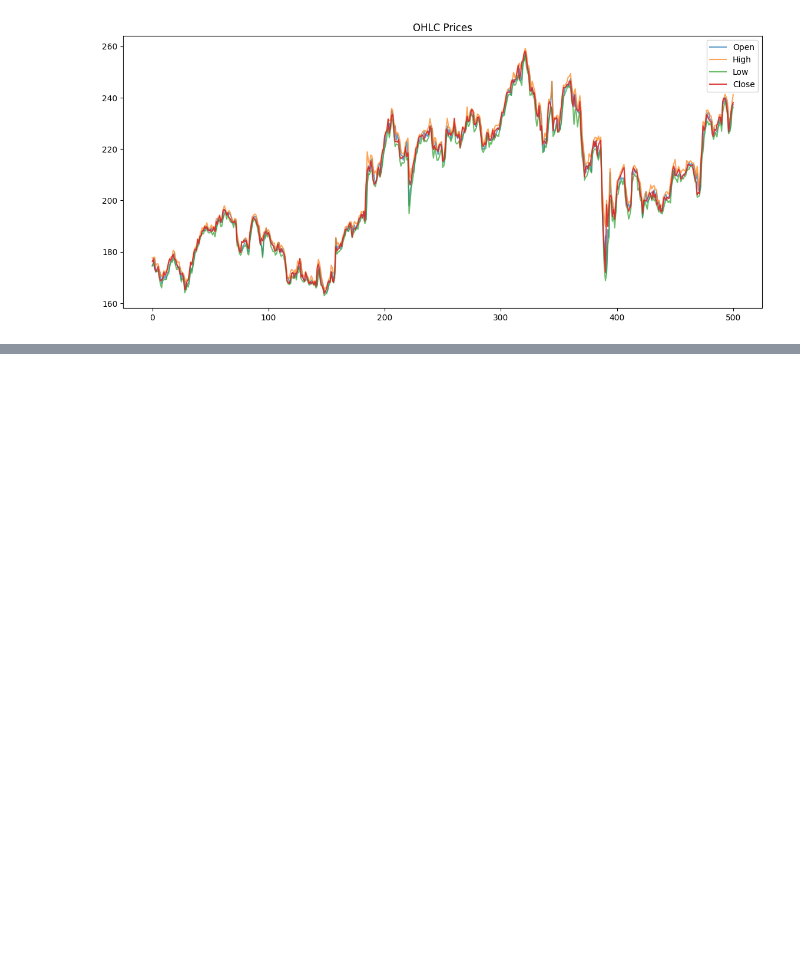
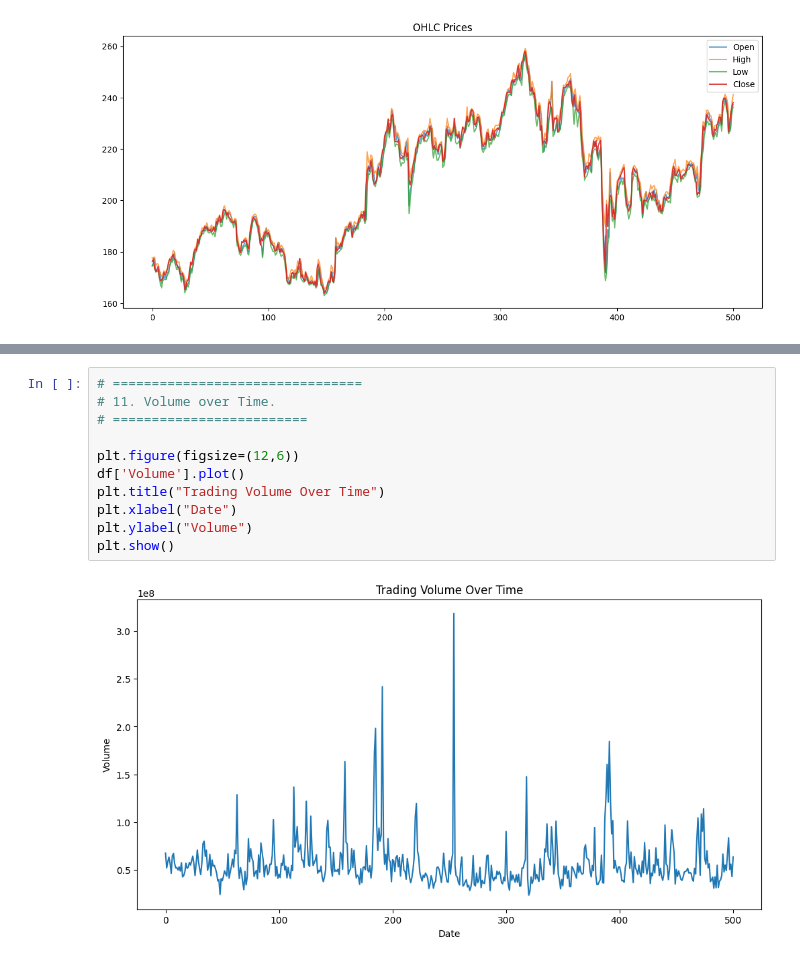
Before and after one commit to laithalfar/Stock_Prediction, a Jupyter notebook: notebooks/1_eda.ipynb, the cells around one changed output, grey strips where cells are left out. Drawn from its saved outputs; the diff is of its cells as text; blank space fills up the shorter version.

```diff
--- a/notebooks/1_eda.ipynb
+++ b/notebooks/1_eda.ipynb
@@ -171,0 +196,13 @@ plt.show()
+# %%
+# ================================
+# 11. Volume over Time.
+# =========================
+
+plt.figure(figsize=(12,6))
+df['Volume'].plot()
+plt.title("Trading Volume Over Time")
+plt.xlabel("Date")
+plt.ylabel("Volume")
+plt.show()
+# %% [output]
+[figure, added]
```
Also changed, not shown: parts of 7 cells of this notebook, 3 other files.
